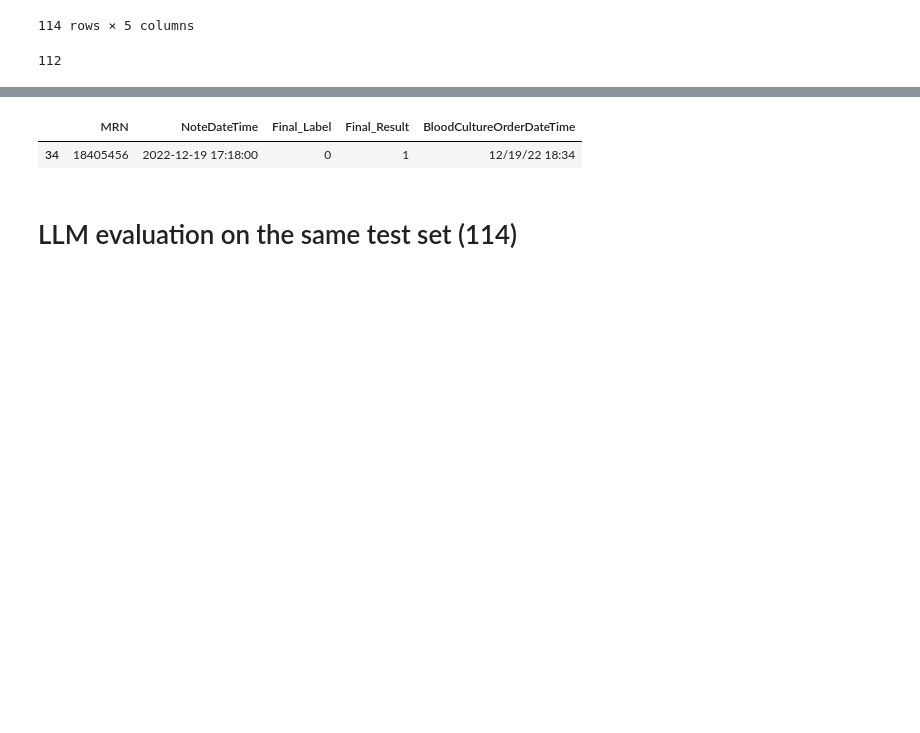
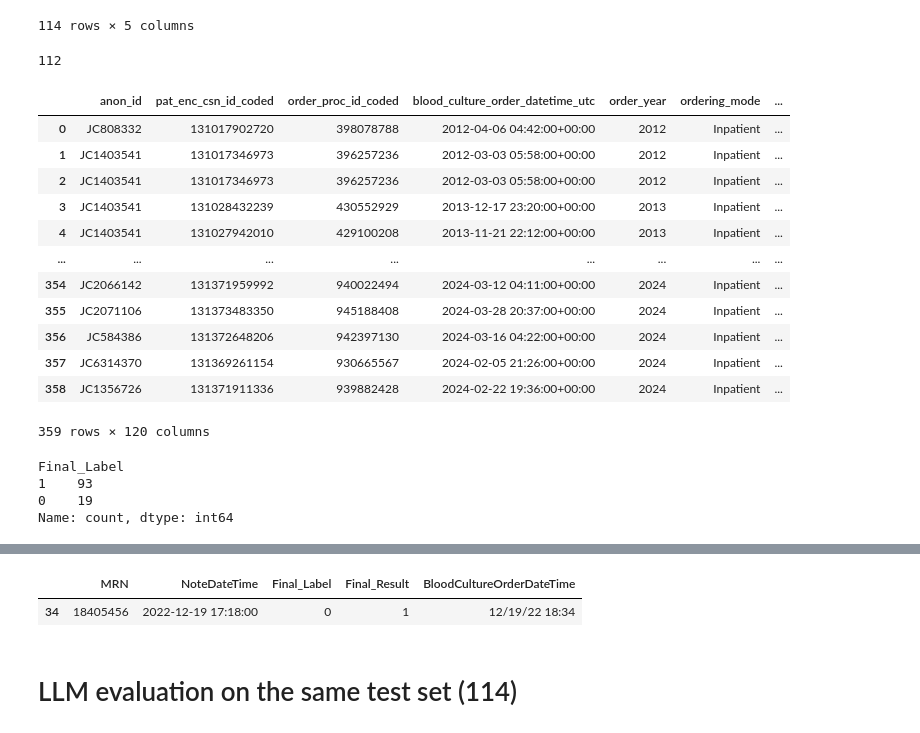
Before and after one commit to HealthRex/CDSS, a Jupyter notebook: scripts/Blood_Culture_Stewardship/Adult_refactor/src/physician_label_aggregate/clean_Fabre_human.ipynb, the cells around one changed output, grey strips where cells are left out. Cells and saved outputs as stored; diff of their text form; code cells hidden in the pictures; blank space fills up the shorter version.

```diff
--- a/scripts/Blood_Culture_Stewardship/Adult_refactor/src/physician_label_aggregate/clean_Fabre_human.ipynb
+++ b/scripts/Blood_Culture_Stewardship/Adult_refactor/src/physician_label_aggregate/clean_Fabre_human.ipynb
@@ -415,6 +415,22 @@ note AS (
 
 
 valid_notes = client.query(query).to_dataframe()
+# %%
+valid_notes
+# %% [output]
+|  | anon_id | pat_enc_csn_id_coded | order_proc_id_coded | blood_culture_order_datetime_utc | order_year | ordering_mode | ... |
+| 0 | JC808332 | 131017902720 | 398078788 | 2012-04-06 04:42:00+00:00 | 2012 | Inpatient | ... |
+| 1 | JC1403541 | 131017346973 | 396257236 | 2012-03-03 05:58:00+00:00 | 2012 | Inpatient | ... |
+| 2 | JC1403541 | 131017346973 | 396257236 | 2012-03-03 05:58:00+00:00 | 2012 | Inpatient | ... |
+| 3 | JC1403541 | 131028432239 | 430552929 | 2013-12-17 23:20:00+00:00 | 2013 | Inpatient | ... |
+| 4 | JC1403541 | 131027942010 | 429100208 | 2013-11-21 22:12:00+00:00 | 2013 | Inpatient | ... |
+| ... | ... | ... | ... | ... | ... | ... | ... |
+| 354 | JC2066142 | 131371959992 | 940022494 | 2024-03-12 04:11:00+00:00 | 2024 | Inpatient | ... |
+| 355 | JC2071106 | 131373483350 | 945188408 | 2024-03-28 20:37:00+00:00 | 2024 | Inpatient | ... |
+| 356 | JC584386 | 131372648206 | 942397130 | 2024-03-16 04:22:00+00:00 | 2024 | Inpatient | ... |
+| 357 | JC6314370 | 131369261154 | 930665567 | 2024-02-05 21:26:00+00:00 | 2024 | Inpatient | ... |
+| 358 | JC1356726 | 131371911336 | 939882428 | 2024-02-22 19:36:00+00:00 | 2024 | Inpatient | ... |
+359 rows × 120 columns
 # %%
 valid_notes["mrn"] = valid_notes["mrn"].astype(int)
 # Make sure NoteDateTime is actually datetime
@@ -434,3 +450,10 @@ merged = valid_notes.merge(
     right_on=["MRN", "NoteDateTime"],
     how="inner",
 )
+# %%
+merged["Final_Label"].value_counts()
+# %% [output]
+Final_Label
+1    93
+0    19
+Name: count, dtype: int64
```
Also changed, not shown: parts of 2 cells of this notebook, 2 other files.
